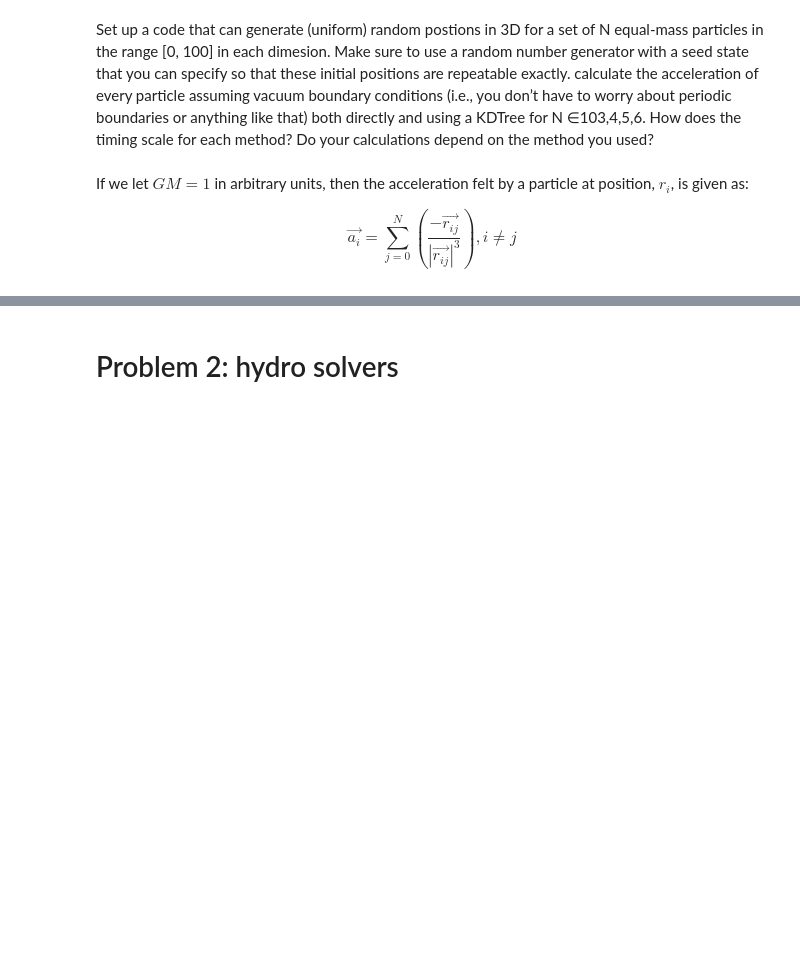
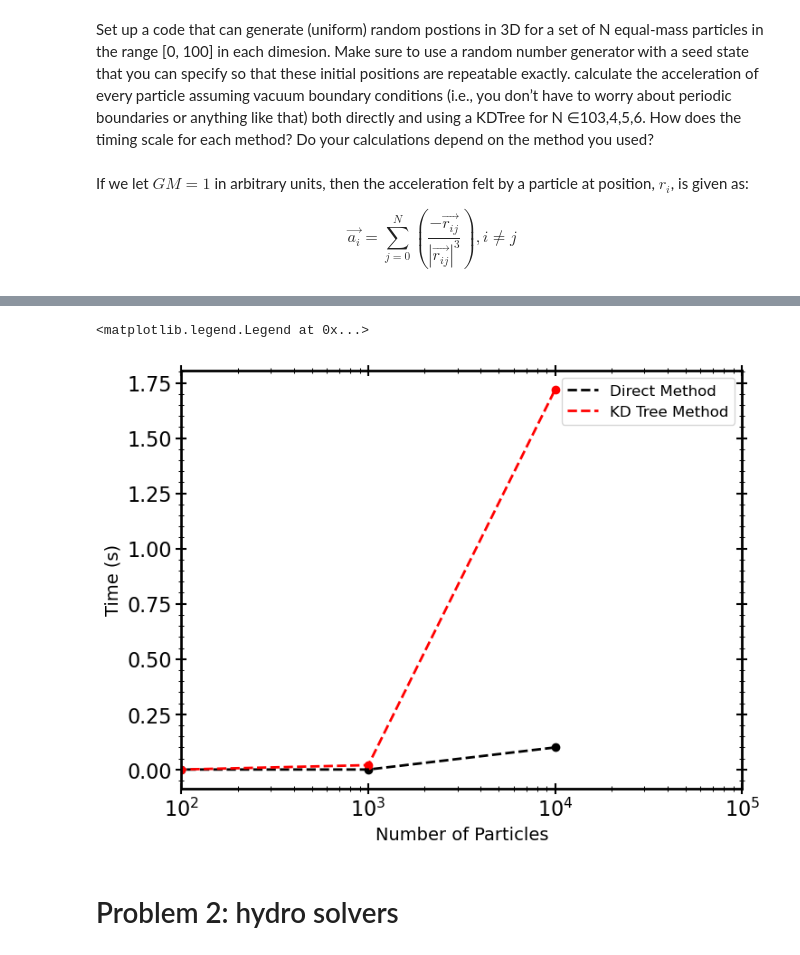
Before and after one commit to carlosajurado/AST384C-Computational-Astrophysics, a Jupyter notebook: HW3.ipynb, the cells around one changed output, grey strips where cells are left out. Saved outputs shown, nothing was run; the diff lists cells and outputs as text; code cells hidden in the pictures; blank space fills up the shorter version.

```diff
--- a/HW3.ipynb
+++ b/HW3.ipynb
@@ -117,3 +256,19 @@ KD Tree: The time taken to setup 10000 particles is 26.67 seconds
+# %%
+plt.scatter(N_arr, time_direct_arr, color='black')
+plt.plot(N_arr, time_direct_arr, color='black', linestyle='--', lw=2, label='Direct Method')
+
+plt.scatter(N_arr, time_KD_arr, color='red')
+plt.plot(N_arr, time_KD_arr, color='red', linestyle='--', lw=2, label='KD Tree Method')
+
+plt.xlabel('Number of Particles')
+plt.ylabel('Time (s)')
+
+plt.xscale('log')
+plt.xlim(10**2, 10**5)
+plt.legend()
+# %% [output]
+<matplotlib.legend.Legend at 0x...>
+[figure, added]
 # %% [markdown]
 # Problem 2: hydro solvers
 # %% [markdown]
```
Also changed, not shown: parts of 10 cells of this notebook, 1 other file.
